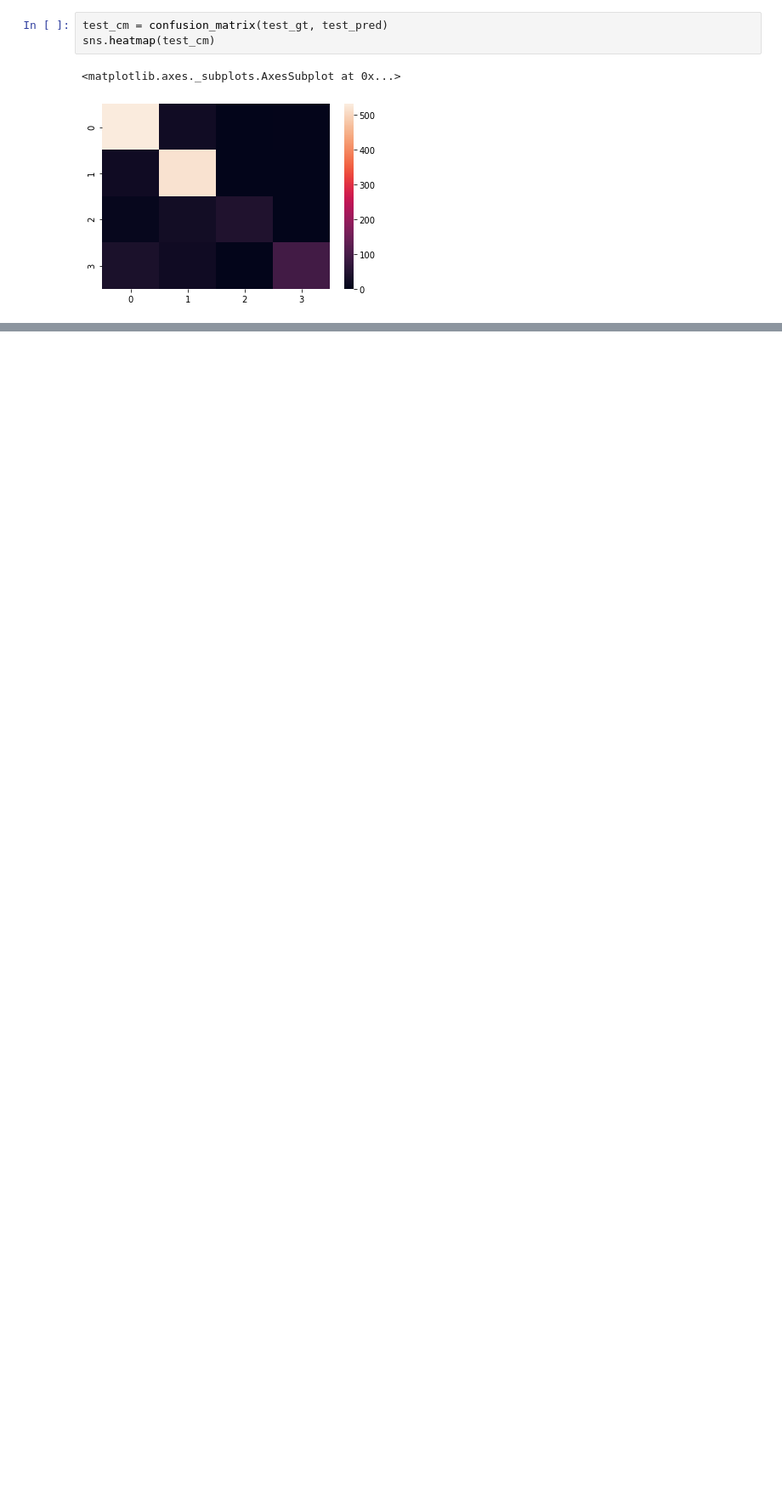
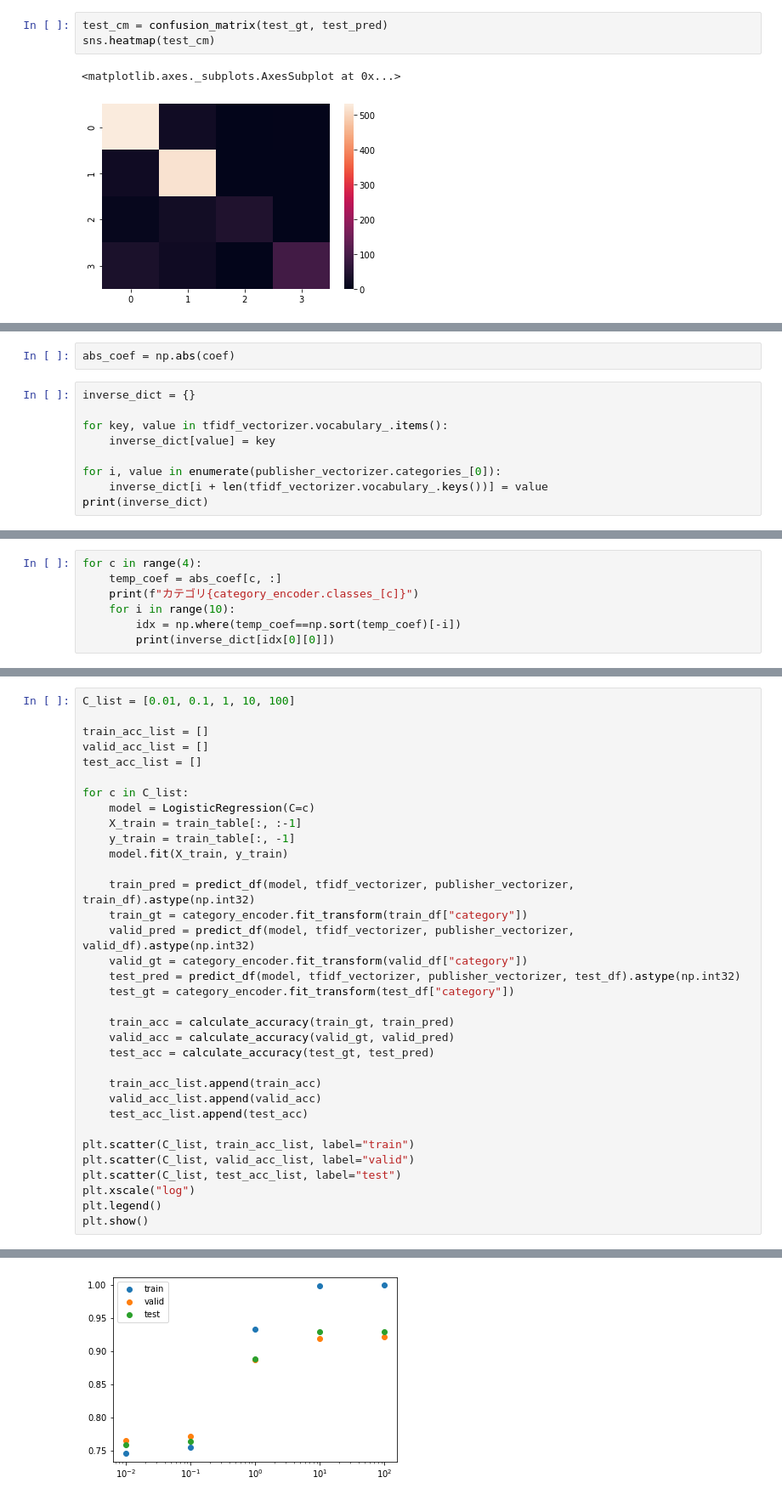
Before and after one commit to kiyohiro8/NLP_100knock, a Jupyter notebook: 第6章：機械学習.ipynb, the cells around one changed output, grey strips where cells are left out. Shown at 85% size. Cells and saved outputs as stored; diff of their text form; blank space fills up the shorter version.

```diff
--- a/第6章：機械学習.ipynb
+++ b/第6章：機械学習.ipynb
@@ -261,0 +287,11 @@ sns.heatmap(test_cm)
+# %%
+abs_coef = np.abs(coef)
+# %%
+inverse_dict = {}
+
+for key, value in tfidf_vectorizer.vocabulary_.items():
+    inverse_dict[value] = key
+
+for i, value in enumerate(publisher_vectorizer.categories_[0]):
+    inverse_dict[i + len(tfidf_vectorizer.vocabulary_.keys())] = value
+print(inverse_dict)
@@ -261,0 +300,7 @@ sns.heatmap(test_cm)
+# %%
+for c in range(4):
+    temp_coef = abs_coef[c, :]
+    print(f"カテゴリ{category_encoder.classes_[c]}")
+    for i in range(10):
+        idx = np.where(temp_coef==np.sort(temp_coef)[-i])
+        print(inverse_dict[idx[0][0]])
@@ -261,0 +328,35 @@ sns.heatmap(test_cm)
+# %%
+C_list = [0.01, 0.1, 1, 10, 100]
+
+train_acc_list = []
+valid_acc_list = []
+test_acc_list = []
+
+for c in C_list:
+    model = LogisticRegression(C=c)
+    X_train = train_table[:, :-1]
+    y_train = train_table[:, -1]
+    model.fit(X_train, y_train)
+
+    train_pred = predict_df(model, tfidf_vectorizer, publisher_vectorizer, train_df).astype(np.int32)
+    train_gt = category_encoder.fit_transform(train_df["category"])
+    valid_pred = predict_df(model, tfidf_vectorizer, publisher_vectorizer, valid_df).astype(np.int32)
+    valid_gt = category_encoder.fit_transform(valid_df["category"])
+    test_pred = predict_df(model, tfidf_vectorizer, publisher_vectorizer, test_df).astype(np.int32)
+    test_gt = category_encoder.fit_transform(test_df["category"])
+
+    train_acc = calculate_accuracy(train_gt, train_pred)
+    valid_acc = calculate_accuracy(valid_gt, valid_pred)
+    test_acc = calculate_accuracy(test_gt, test_pred)
+
+    train_acc_list.append(train_acc)
+    valid_acc_list.append(valid_acc)
+    test_acc_list.append(test_acc)
+
+plt.scatter(C_list, train_acc_list, label="train")
+plt.scatter(C_list, valid_acc_list, label="valid")
+plt.scatter(C_list, test_acc_list, label="test")
+plt.xscale("log")
+plt.legend()
+plt.show()
+# %% [output]
@@ -261,0 +380 @@ sns.heatmap(test_cm)
+[figure, added]
```
Also changed, not shown: parts of 8 cells of this notebook.
